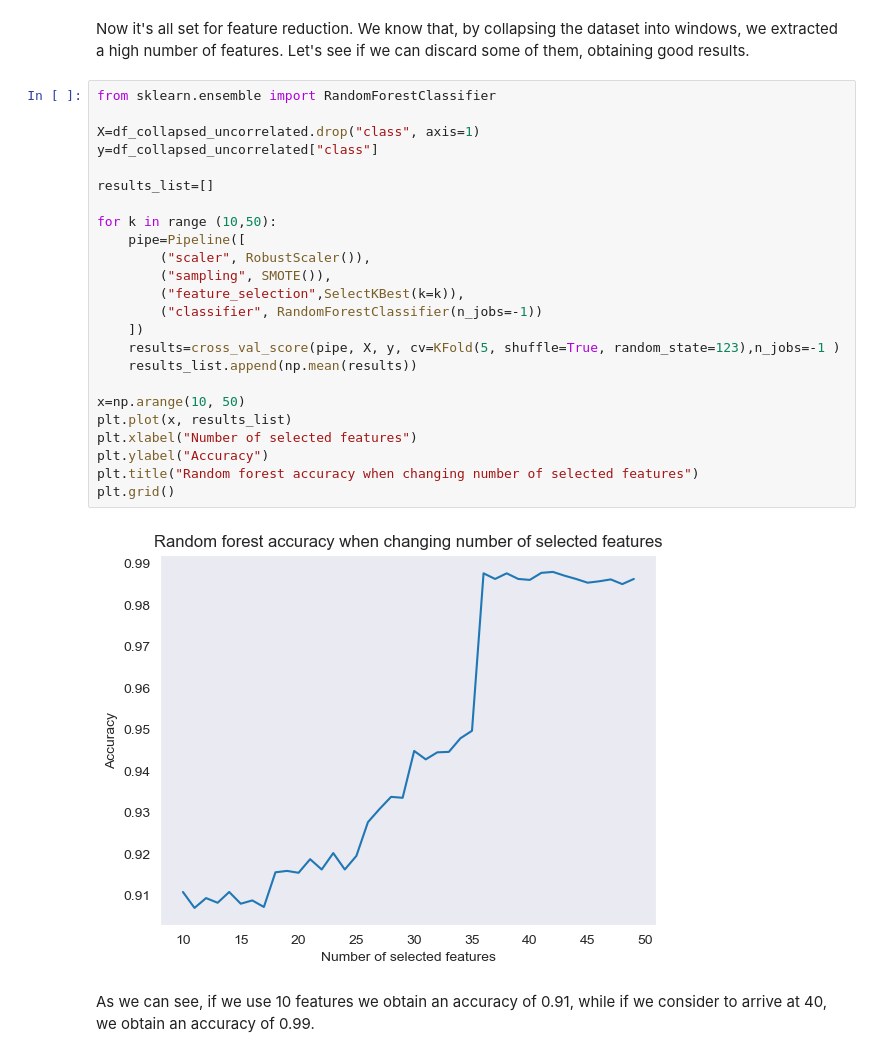
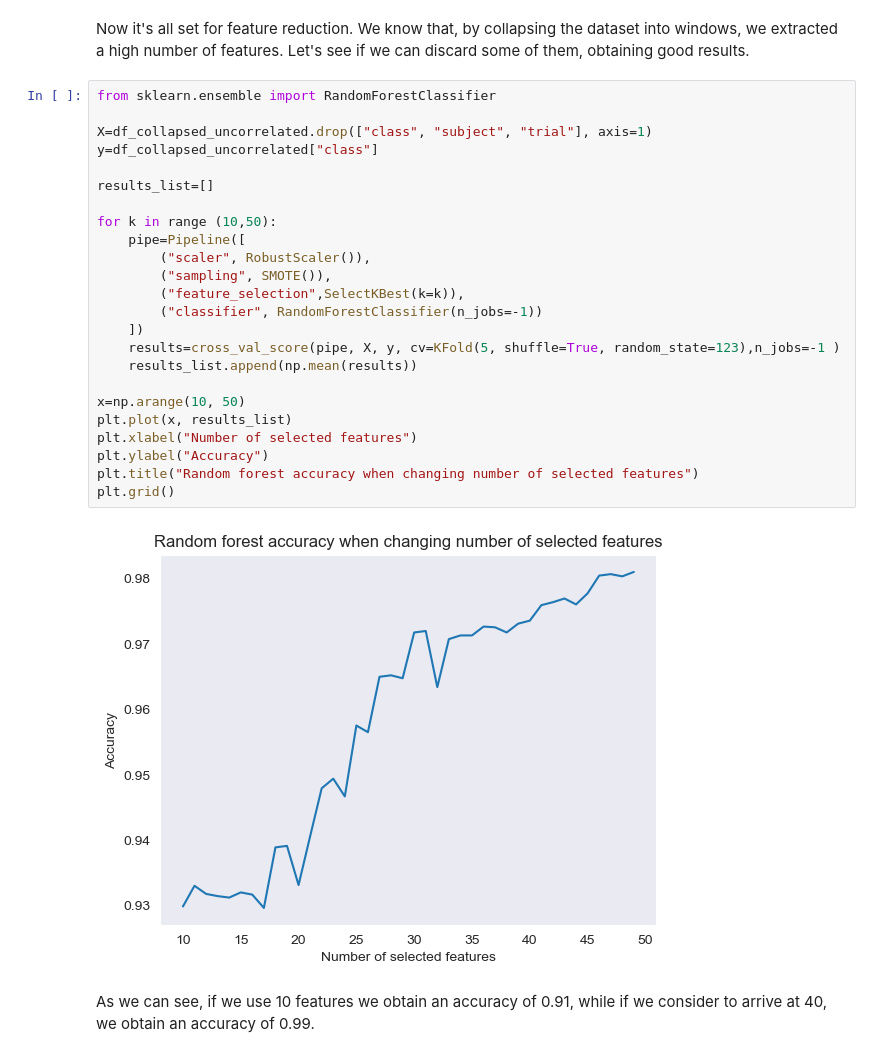
Before and after one commit to Sgazzirro/DataMiningFinale, a Jupyter notebook: LavorettiFinali/feature_extraction_and_selection.ipynb, the cells around one changed output. Cells and saved outputs as stored; diff of their text form.

```diff
--- a/LavorettiFinali/feature_extraction_and_selection.ipynb
+++ b/LavorettiFinali/feature_extraction_and_selection.ipynb
@@ -184,28 +254,28 @@ Now it's all set for feature reduction. We know that, by collapsing the dataset
 # %%
 from sklearn.ensemble import RandomForestClassifier
 
-X=df_collapsed_uncorrelated.drop("class", axis=1)
+X=df_collapsed_uncorrelated.drop(["class", "subject", "trial"], axis=1)
 y=df_collapsed_uncorrelated["class"]
 
 results_list=[]
 
 for k in range (10,50):
     pipe=Pipeline([
         ("scaler", RobustScaler()),
         ("sampling", SMOTE()),
         ("feature_selection",SelectKBest(k=k)),
         ("classifier", RandomForestClassifier(n_jobs=-1))
     ])
     results=cross_val_score(pipe, X, y, cv=KFold(5, shuffle=True, random_state=123),n_jobs=-1 )
     results_list.append(np.mean(results))
 
 x=np.arange(10, 50)
 plt.plot(x, results_list)
 plt.xlabel("Number of selected features")
 plt.ylabel("Accuracy")
 plt.title("Random forest accuracy when changing number of selected features")
 plt.grid()
 # %% [output]
-[figure, old version]
+[figure, new version]
 # %% [markdown]
 As we can see, if we use 10 features we obtain an accuracy of 0.91, while if we consider to arrive at 40, we obtain an accuracy of 0.99.
```
Also changed, not shown: parts of 6 cells of this notebook, 4 other files.
